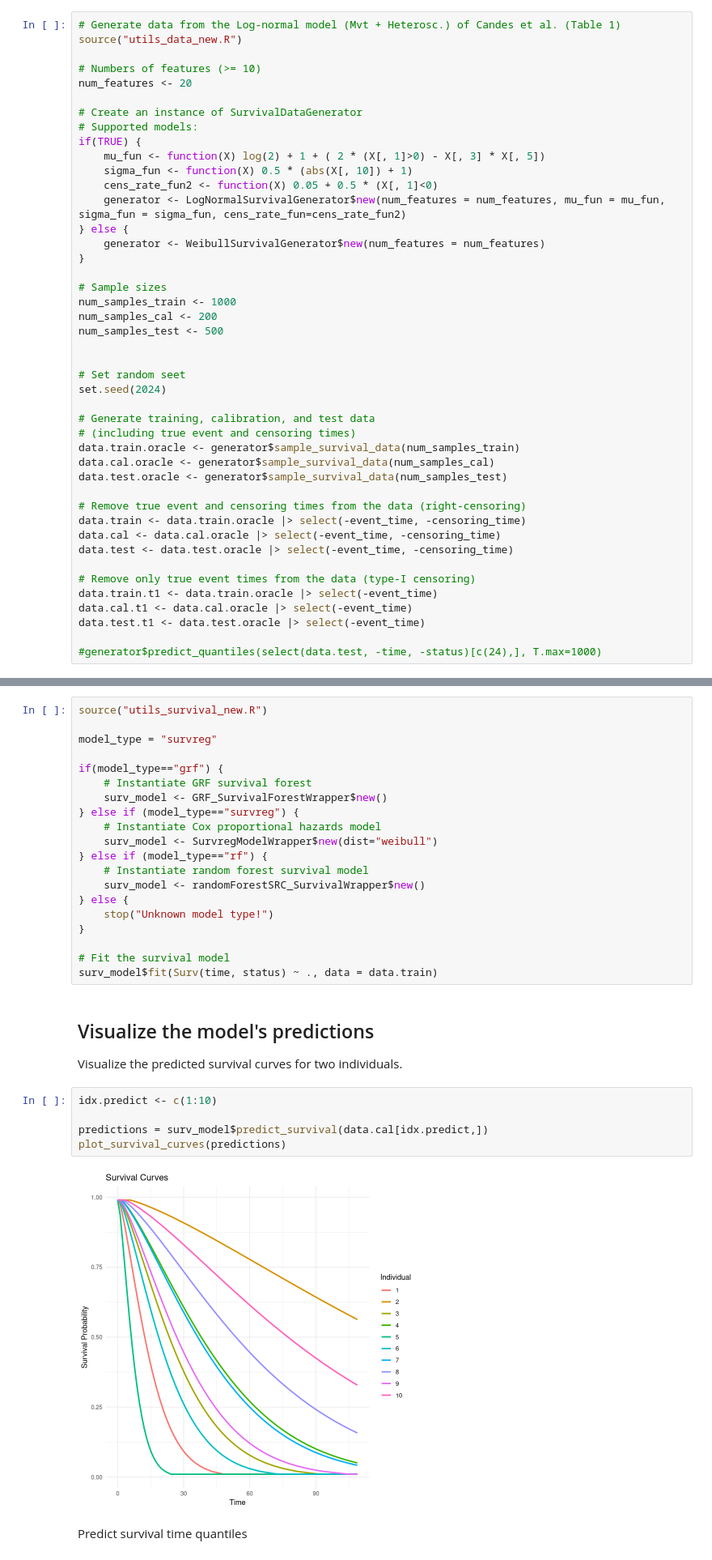
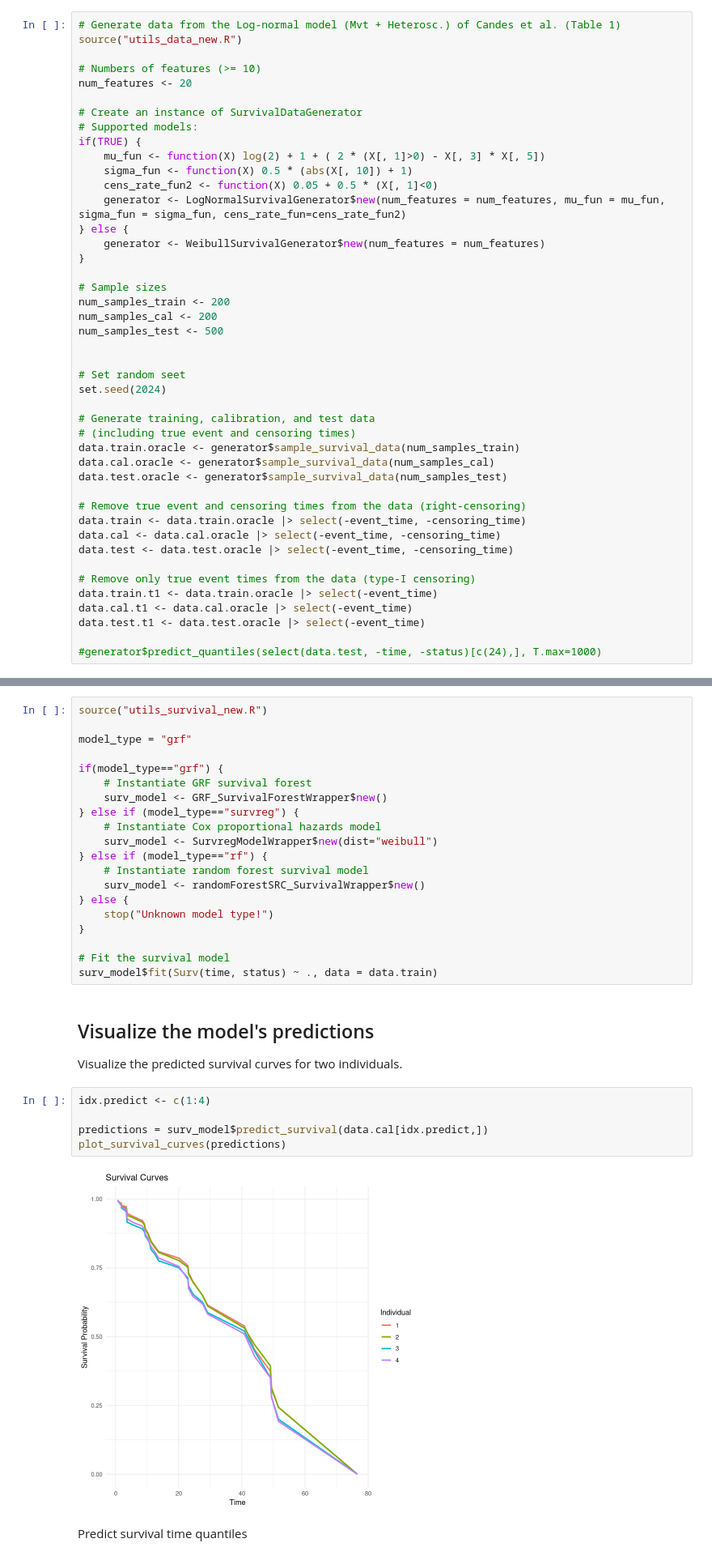
Before and after one commit to msesia/conformal_survival, a Jupyter notebook: code/survival-cqr-new.ipynb, the cells around one changed output, grey strips where cells are left out. Shown at 81% size. Drawn from its saved outputs; the diff is of its cells as text.

```diff
--- a/code/survival-cqr-new.ipynb
+++ b/code/survival-cqr-new.ipynb
@@ -33,7 +33,7 @@ if(TRUE) {
 }
 
 # Sample sizes
-num_samples_train <- 1000
+num_samples_train <- 200
 num_samples_cal <- 200
 num_samples_test <- 500
 
@@ -160,7 +170,7 @@ Fit a survival model using the training data.
 # %%
 source("utils_survival_new.R")
 
-model_type = "survreg"
+model_type = "grf"
 
 if(model_type=="grf") {
     # Instantiate GRF survival forest
@@ -182,12 +192,12 @@ surv_model$fit(Surv(time, status) ~ ., data = data.train)
 
 Visualize the predicted survival curves for two individuals.
 # %%
-idx.predict <- c(1:10)
+idx.predict <- c(1:4)
 
 predictions = surv_model$predict_survival(data.cal[idx.predict,])
 plot_survival_curves(predictions)
 # %% [output]
-[figure, old version]
+[figure, new version]
 # %% [markdown]
 Predict survival time quantiles
 # %%
```
Also changed, not shown: parts of 27 cells of this notebook, 5 other files.
